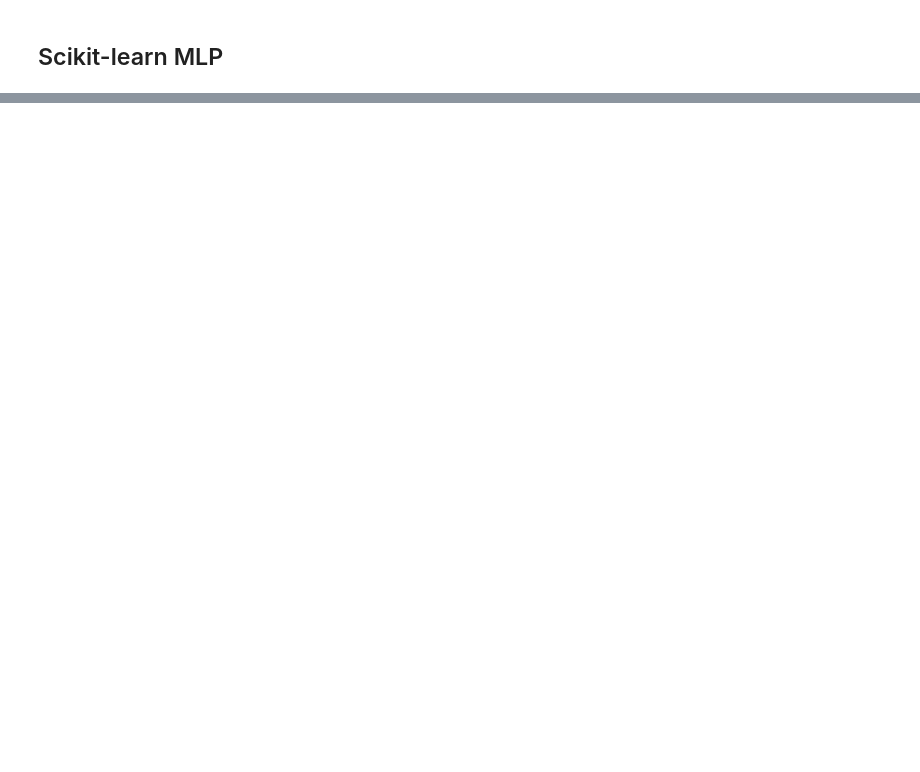
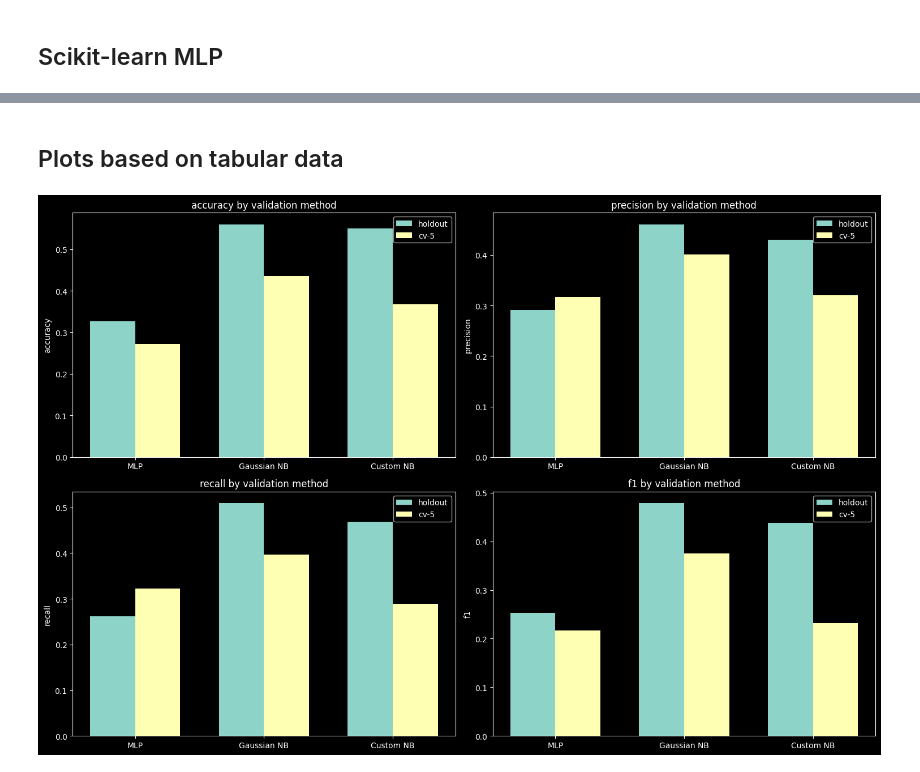
Before and after one commit to r-gg/ml-37, a Jupyter notebook: Exercise 2/NaiveBayes/NB-Eucalyptus.ipynb, the cells around one changed output, grey strips where cells are left out. Drawn from its saved outputs; the diff is of its cells as text; code cells hidden in the pictures; blank space fills up the shorter version.

```diff
--- a/Exercise 2/NaiveBayes/NB-Eucalyptus.ipynb
+++ b/Exercise 2/NaiveBayes/NB-Eucalyptus.ipynb
@@ -14,11 +14,15 @@ from naivebayes import NaiveBayes
 from sklearn.neural_network import MLPClassifier
 from sklearn.naive_bayes import GaussianNB
 from sklearn.preprocessing import LabelEncoder
+from sklearn.preprocessing import StandardScaler
+from sklearn.pipeline import make_pipeline
+
 
 pd.set_option('display.max_rows', 500)
 pd.set_option('display.max_columns', 500)
 pd.set_option('display.width', 1000)
 
+plt.style.use('dark_background')
 %matplotlib inline
 # %%
 # Load learn data
@@ -62,2 +70,5 @@ dtype: object
+# %%
+cols = ["algorithm", "scaler", "val", "accuracy", "precision", "recall", "f1", "total_time (sec)"]
+results = pd.DataFrame(columns = cols)
 # %% [markdown]
 ## Custom Implementation
@@ -326,0 +398,13 @@ metrics_sklearn_mlp
+# %%
+new_row = pd.DataFrame({
+    "algorithm": "MLP",
+    "scaler": "StandardScaler",
+    "val": 'CV',
+    "accuracy": accuracy_scores.mean(),
+    "precision": precision_scores.mean(),
+    "recall": recall_scores.mean(),
+    "f1": f1_scores.mean(),
+    "total_time (sec)": et - st
+}, index=[0])
+
+results = pd.concat([new_row, results.loc[:]]).reset_index(drop=True)
@@ -326,0 +424,32 @@ metrics_sklearn_mlp
+# %% [markdown]
+## Plots based on tabular data
+# %%
+labels = ['MLP', 'Gaussian NB', 'Custom NB']
+
+x = np.arange(len(labels))  # the label locations
+width = 0.35  # the width of the bars
+
+results_comp_hw = results.loc[results['scaler'] == 'None']
+
+fig, ax = plt.subplots(2,2)
+fig.set_size_inches(15, h=10)
+for i in range(2):
+    for j in range(2):
+
+        metric_idx = 3 + i*2 + j
+        metric_name = results.columns[metric_idx]
+
+
+        rects1 = ax[i,j].bar(x - width/2, results_comp_hw.loc[results_comp_hw['val'] == 'Holdout', metric_name], width, label='holdout')
+        rects2 = ax[i,j].bar(x + width/2, results_comp_hw.loc[results_comp_hw['val'] == 'CV', metric_name], width, label='cv-5')
+
+        # Add some text for labels, title and custom x-axis tick labels, etc.
+        ax[i,j].set_ylabel(metric_name)
+        ax[i,j].set_title(f'{metric_name} by validation method')
+        ax[i,j].set_xticks(x)
+        ax[i,j].set_xticklabels(labels)
+        ax[i,j].legend()
+
+        fig.tight_layout()
+# %% [output]
+[figure, added]
```
Also changed, not shown: parts of 29 cells of this notebook, 5 other files.
